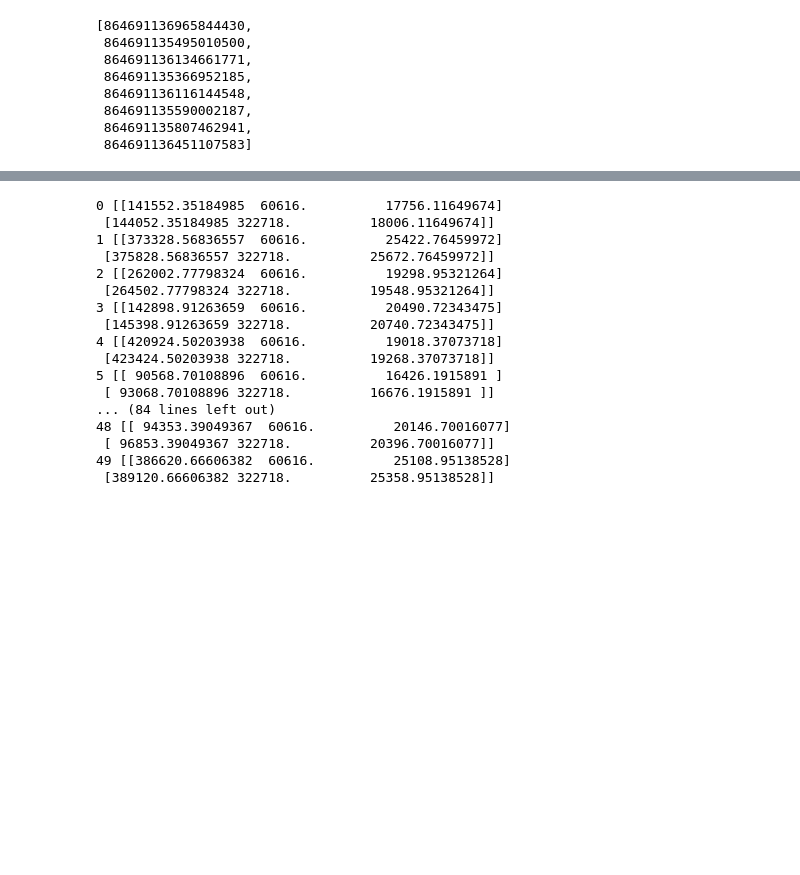
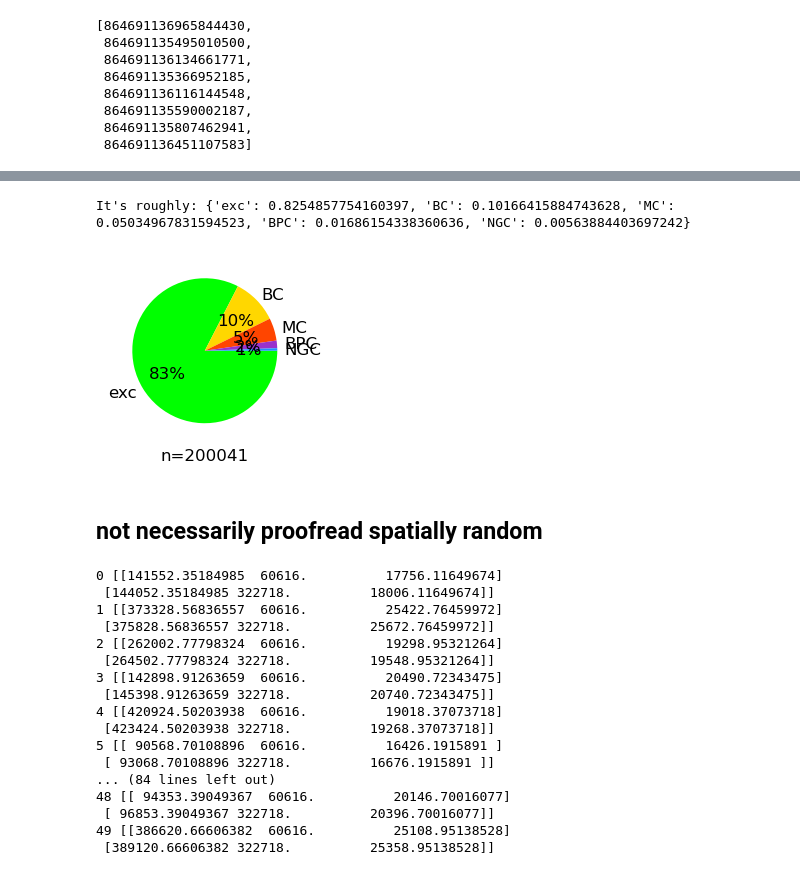
Before and after one commit to AlexTMallen/microns-synapse, a Jupyter notebook: src/subclass_cumulative_analysis.ipynb, the cells around one changed output, grey strips where cells are left out. Cells and saved outputs as stored; diff of their text form; code cells hidden in the pictures; blank space fills up the shorter version.

```diff
--- a/src/subclass_cumulative_analysis.ipynb
+++ b/src/subclass_cumulative_analysis.ipynb
@@ -852,0 +905,2 @@ special_cells
+# %%
+proofreading_status["cell_type"] = [cells_by_root.loc[root_id].cell_type for root_id in proofreading_status.pt_root_id]
@@ -852,0 +926,9 @@ special_cells
+# %%
+syns = pd.DataFrame()
+for t in types:
+    print(t)
+    pre = proofreading_status.query(f"cell_type == '{t}'").pt_root_id.values
+    these_syns = client.materialize.synapse_query(pre_ids=pre)
+    these_syns["weight"] = overall_props[t] / proofread_props[t]  # weight by how over/under represented each type is
+    syns = pd.concat([syns, these_syns])
+syns
@@ -853,3 +960,40 @@ special_cells
+# %%
+syns["num_synapses"] = syns.groupby("pre_pt_root_id").transform("count")["id"]
+# %%
+valid_ids = set(all_cells_by_root.index)
+inh_cell_types = ['BC', 'MC', 'BPC', 'NGC']  # Basket Cell, Martinotti Cell, Bipolar Cell, Nuerogliaform Cells
+cell_types = ['exc'] + inh_cell_types
+plot_colors = ["lime", "gold", "orangered", "darkorchid", "dodgerblue"]
+type_colors = dict(zip(cell_types, plot_colors))
+p_types = dict((t, 0) for t in cell_types)
+total_n = 0
+for i in range(len(syns)):
+    target_id = syns.post_pt_root_id.iloc[i]
+    if target_id in valid_ids and syns.num_synapses.iloc[i] > 100:
+        ctypes = all_cells_by_root.cell_type.loc[target_id]
+        if type(ctypes) is str:  # make sure it's not falsely merged (a single string is returned)
+            ctype = ctypes
+            if ctype in inh_cell_types:
+                p_types[ctype] += syns.iloc[i].weight
+                total_n += syns.iloc[i].weight
+            elif "P" in ctype:  # exc
+                p_types["exc"] += syns.iloc[i].weight
+                total_n += syns.iloc[i].weight
+for t in p_types:
+    p_types[t] /= total_n
+print("It's roughly:", p_types)
+# %% [output]
+It's roughly: {'exc': 0.8254857754160397, 'BC': 0.10166415884743628, 'MC': 0.05034967831594523, 'BPC': 0.01686154338360636, 'NGC': 0.00563884403697242}
+# %%
+fig, ax = plt.subplots(figsize=(2, 2), dpi=120)
+ps = list(p_types[t] for t in cell_types)
+ax.pie(ps, labels=cell_types, colors=plot_colors, autopct=lambda p: str(round(p)) + "%", counterclock=False)
+ax.set_xlabel("n=" + str(total_n))
+plt.show()
+# %% [output]
+[figure, added]
+# %% [markdown]
+## not necessarily proofread spatially random
 # %%
 seg_bbox = np.array([[52770, 60616, 14850], [437618, 322718, 27858]])
 resolution = np.array([4, 4, 40])
```
Also changed, not shown: parts of 14 cells of this notebook, 1 other file.
